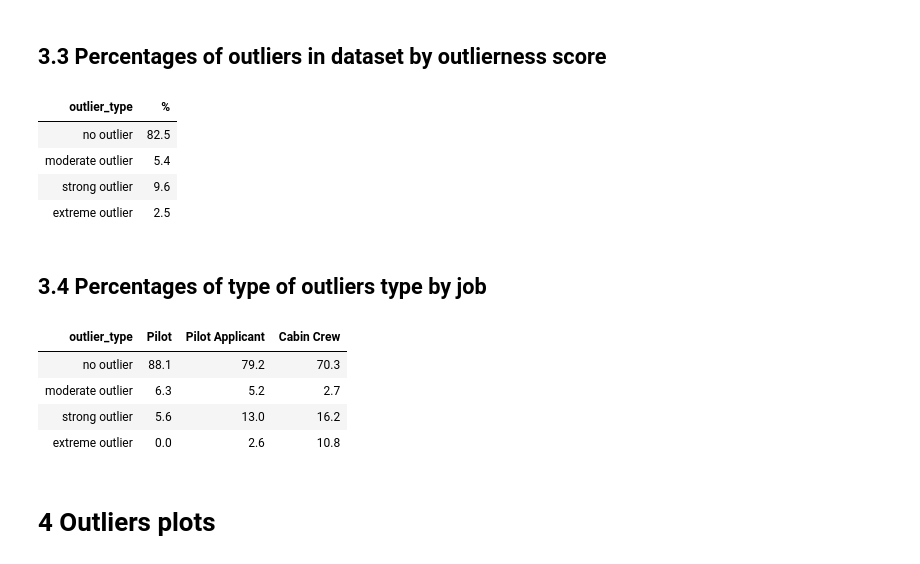
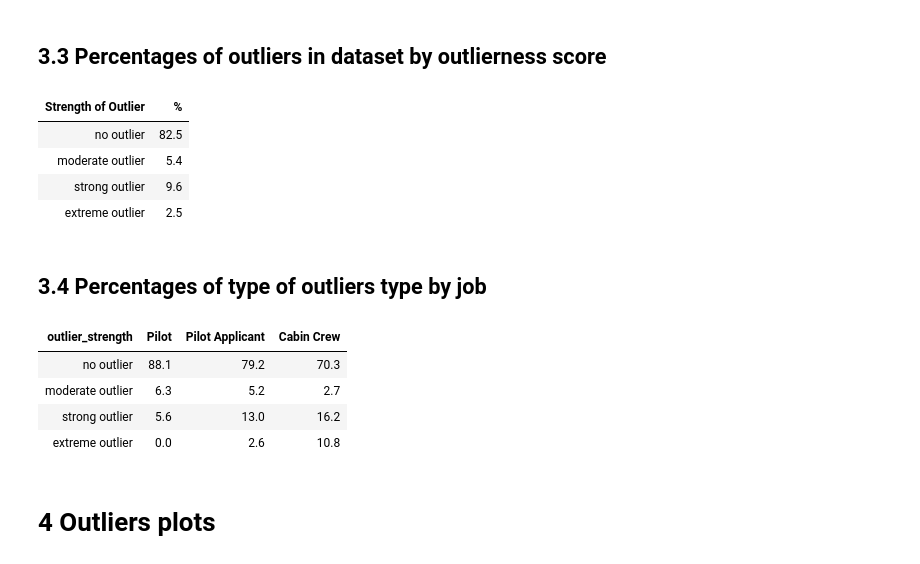
Before and after one commit to alkaest2002/mhsc, a Jupyter notebook: analysis/analysis.ipynb, the cells around one changed output. Saved outputs shown, nothing was run; the diff lists cells and outputs as text; code cells hidden in the pictures.

```diff
--- a/analysis/analysis.ipynb
+++ b/analysis/analysis.ipynb
@@ -318,9 +316,9 @@ class MHSC_pipe():
 
     def compute_outlier_score_and_type(self, df):
         # add outlierness score
-        df["outlier_score"] = df.filter(regex="outlier(?!ness_score|_type)").replace(1,0).abs().mean(axis=1)
+        df["outlier_score"] = df.filter(regex="outlier(?!ness_score|_strength)").replace(1,0).abs().mean(axis=1)
         # add interpretation of outlierness score
-        df["outlier_type"] = df["outlier_score"].case_when(
+        df["outlier_strength"] = df["outlier_score"].case_when(
             [
                 (df["outlier_score"].eq(0), "no outlier"),
                 (df["outlier_score"].between(0, .25, inclusive="right"), "moderate outlier"),
@@ -333,6 +331,7 @@ class MHSC_pipe():
         return df
 
     def run_pipe(self, df):
+        # run pipe and return results
         return (df
                 .pipe(self.compute_aggregated_scores)
                 .pipe(self.missing_items_guard)
@@ -429,29 +429,28 @@ def get_type_of_detection_strategy(x):
 # %% [markdown]
 ## 3.3 Percentages of outliers in dataset by outlierness score
 # %%
-# select outlier columns (except missing, as in our dataset there are no profiles with missing items)
-outliers_columns = df.filter(regex="outlier_(?!missing)").columns.to_list()
+# select outlier columns
+outliers_columns = df.filter(regex="outlier_(?!score)").columns.to_list()
 
-outlier_scores = (
+# compute percentages of strength of outliers
+table_3_3 = (
     df
         .pivot_table(index=outliers_columns, values="bio_gender", aggfunc=np.size, observed=True)
         .reset_index(drop=False)
-        .groupby("outlier_type")[["bio_gender"]]
-            .sum().div(df.shape[0])
+        .groupby("outlier_strength")[["bio_gender"]].sum().div(df.shape[0])
+        .reindex(["no outlier", "moderate outlier","strong outlier","extreme outlier"])
+        .reset_index(drop=False)
+        .rename(columns={"outlier_strength":"Strength of Outlier", "bio_gender": "%"})
 )
 
 (
-    (outlier_scores
-        .reindex(["no outlier", "moderate outlier","strong outlier","extreme outlier"])
-        .reset_index(drop=False)
-        .rename(columns={"index":"Type of outlier", "bio_gender": "%"})
+    table_3_3
         .style
             .hide()
             .format(lambda x: round(x*100, 1), subset=["%"])
-    )
 )
 # %% [output]
-| outlier_type | % |
+| Strength of Outlier | % |
 | no outlier | 82.5 |
 | moderate outlier | 5.4 |
 | strong outlier | 9.6 |
@@ -459,20 +458,15 @@ outlier_scores = (
 # %% [markdown]
 ## 3.4  Percentages of type of outliers type by job
 # %%
-outliers_columns = [f"outlier_{o}" for o in ["sentinel", "uniqueness", "isof_items", "isof_parts", "type" ]]
-
-outlier_scores_by_job = (df.pivot_table(
-    index=outliers_columns, columns="bio_job", values="bio_gender", fill_value=0, aggfunc=np.size, observed=False)
-     .reset_index(drop=False)
+table_3_4 = (
+    pd.crosstab(df.outlier_strength, df.bio_job)
+        .reindex(["no outlier", "moderate outlier", "strong outlier", "extreme outlier"])
+        .div(df.bio_job.value_counts())
+        .reset_index(drop=False)
 )
 
-table = (outlier_scores_by_job
-        .iloc[:,-4:].groupby("outlier_type").agg('sum'))
 (
-    table
-        .transform(lambda x: x/x.sum(axis=0))
-        .reindex(["no outlier","moderate outlier", "strong outlier", "extreme outlier"])
-        .reset_index(drop=False)
+    table_3_4
         .style
             .hide()
             .background_gradient(cmap="Purples", axis=1)
@@ -484,7 +478,7 @@ table = (outlier_scores_by_job
                         ])
 )
 # %% [output]
-| outlier_type | Pilot | Pilot Applicant | Cabin Crew |
+| outlier_strength | Pilot | Pilot Applicant | Cabin Crew |
 | no outlier | 88.1 | 79.2 | 70.3 |
 | moderate outlier | 6.3 | 5.2 | 2.7 |
 | strong outlier | 5.6 | 13.0 | 16.2 |
```
Also changed, not shown: parts of 7 cells of this notebook, 4 other files.
